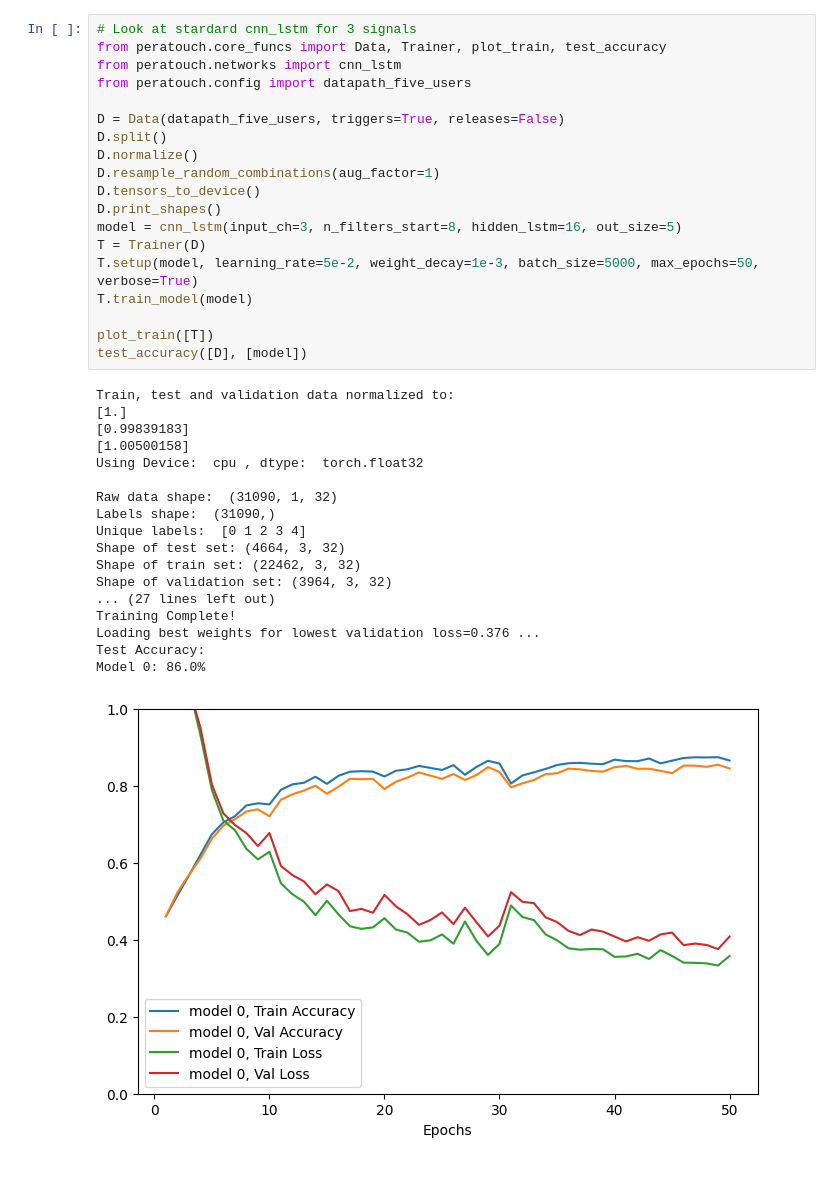
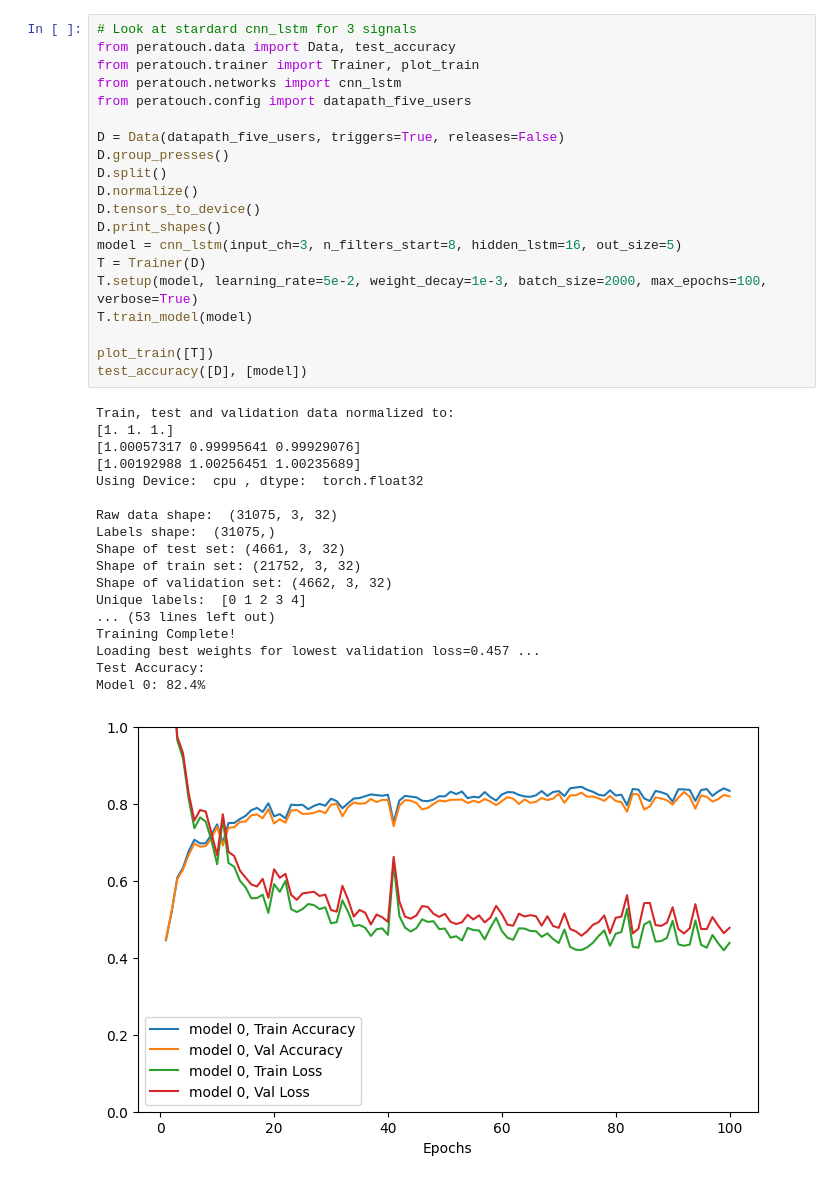
Before and after one commit to GuiMacielPereira/sensor_ML, a Jupyter notebook: notebooks/04_cnn_lstm.sync.ipynb, the cells around one changed output. Cells and saved outputs as stored; diff of their text form.

```diff
--- a/notebooks/04_cnn_lstm.sync.ipynb
+++ b/notebooks/04_cnn_lstm.sync.ipynb
@@ -1,40 +1,41 @@
 # %%
 # Look at stardard cnn_lstm for 3 signals
-from peratouch.core_funcs import Data, Trainer, plot_train, test_accuracy
+from peratouch.data import Data, test_accuracy
+from peratouch.trainer import Trainer, plot_train
 from peratouch.networks import cnn_lstm
 from peratouch.config import datapath_five_users
 
 D = Data(datapath_five_users, triggers=True, releases=False)
+D.group_presses()
 D.split()
 D.normalize()
-D.resample_random_combinations(aug_factor=1)
 D.tensors_to_device()
 D.print_shapes()
 model = cnn_lstm(input_ch=3, n_filters_start=8, hidden_lstm=16, out_size=5)
 T = Trainer(D)
-T.setup(model, learning_rate=5e-2, weight_decay=1e-3, batch_size=5000, max_epochs=50, verbose=True)
+T.setup(model, learning_rate=5e-2, weight_decay=1e-3, batch_size=2000, max_epochs=100, verbose=True)
 T.train_model(model)
 
 plot_train([T])
 test_accuracy([D], [model])
 # %% [output]
 Train, test and validation data normalized to:
-[1.]
-[0.99839183]
-[1.00500158]
+[1. 1. 1.]
+[1.00057317 0.99995641 0.99929076]
+[1.00192988 1.00256451 1.00235689]
 Using Device:  cpu , dtype:  torch.float32
 
-Raw data shape:  (31090, 1, 32)
-Labels shape:  (31090,)
+Raw data shape:  (31075, 3, 32)
+Labels shape:  (31075,)
+Shape of test set: (4661, 3, 32)
+Shape of train set: (21752, 3, 32)
+Shape of validation set: (4662, 3, 32)
 Unique labels:  [0 1 2 3 4]
-Shape of test set: (4664, 3, 32)
-Shape of train set: (22462, 3, 32)
-Shape of validation set: (3964, 3, 32)
-... (27 lines left out)
+... (53 lines left out)
 Training Complete!
-Loading best weights for lowest validation loss=0.376 ...
+Loading best weights for lowest validation loss=0.457 ...
 Test Accuracy:
-Model 0: 86.0%
+Model 0: 82.4%
-[figure, old version]
+[figure, new version]
 # %%
 # Case of time-distributed cnn-lstm
```
Also changed, not shown: parts of 1 cell of this notebook, 10 other files.
